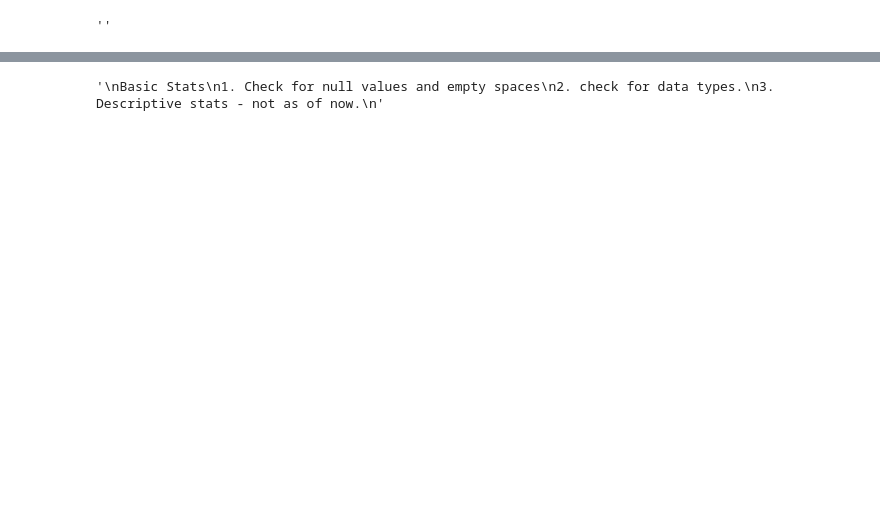
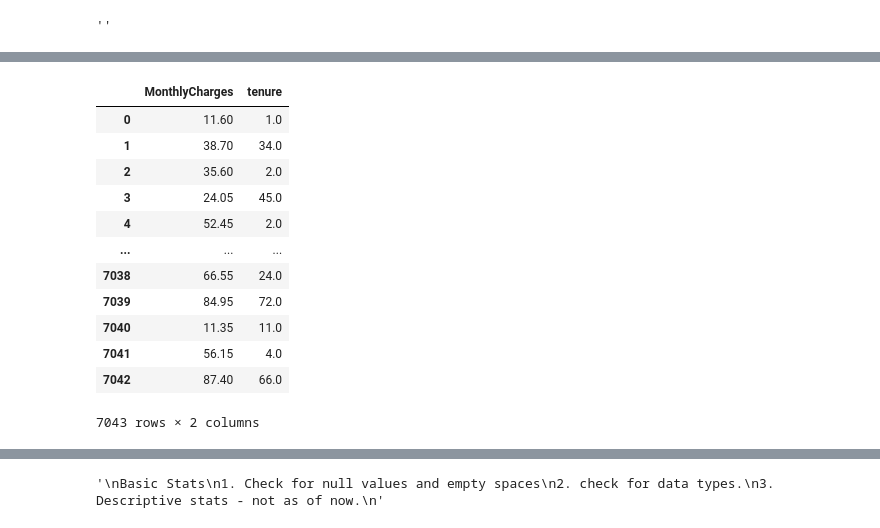
Before and after one commit to akhiri28/bits_sem2_api_driven_cloud_native_assignment_1, a Jupyter notebook: dataops/flows/dataops.ipynb, the cells around one changed output, grey strips where cells are left out. Drawn from its saved outputs; the diff is of its cells as text; code cells hidden in the pictures; blank space fills up the shorter version.

```diff
--- a/dataops/flows/dataops.ipynb
+++ b/dataops/flows/dataops.ipynb
@@ -12,4 +16,4 @@ from pathlib import Path
 # %%
-file_path = Path.cwd().parent / "data" / "Telco-Customer-Churn.csv"
-# print(file_path)
+file_path = Path.cwd().parent.parent / "data" / "Telco-Customer-Churn.csv"
+print(file_path)
 data = pd.read_csv(file_path)
@@ -15,0 +37,18 @@ data = pd.read_csv(file_path)
+# %%
+
+cols_to_be_normlaized = ['MonthlyCharges', 'tenure']
+data[cols_to_be_normlaized] - data[cols_to_be_normlaized].min()
+# %% [output]
+|  | MonthlyCharges | tenure |
+| 0 | 11.60 | 1.0 |
+| 1 | 38.70 | 34.0 |
+| 2 | 35.60 | 2.0 |
+| 3 | 24.05 | 45.0 |
+| 4 | 52.45 | 2.0 |
+| ... | ... | ... |
+| 7038 | 66.55 | 24.0 |
+| 7039 | 84.95 | 72.0 |
+| 7040 | 11.35 | 11.0 |
+| 7041 | 56.15 | 4.0 |
+| 7042 | 87.40 | 66.0 |
+7043 rows × 2 columns
```
Also changed, not shown: parts of 7 cells of this notebook, 53 other files.
